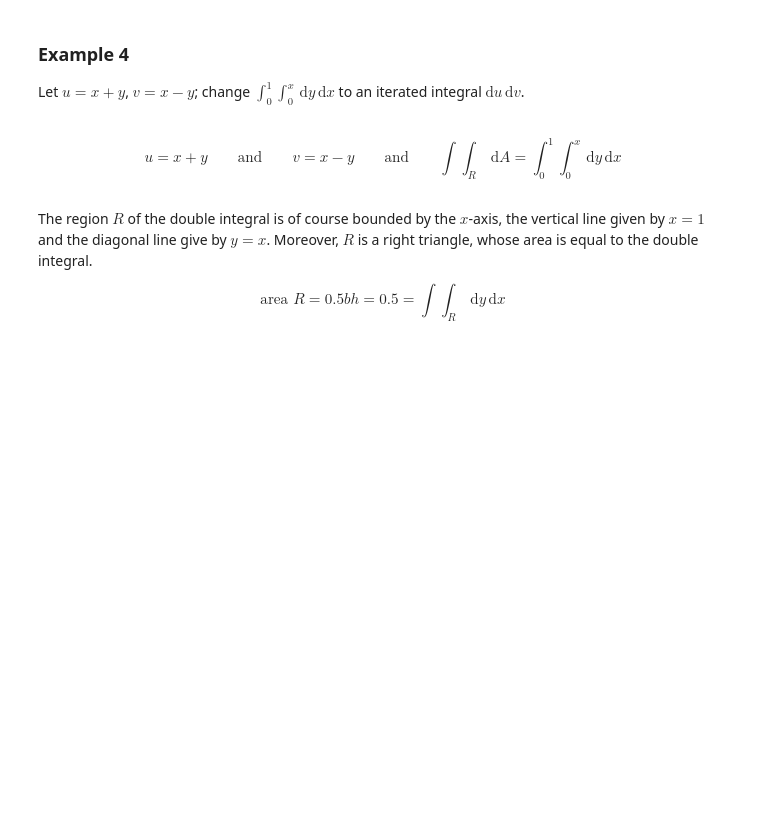
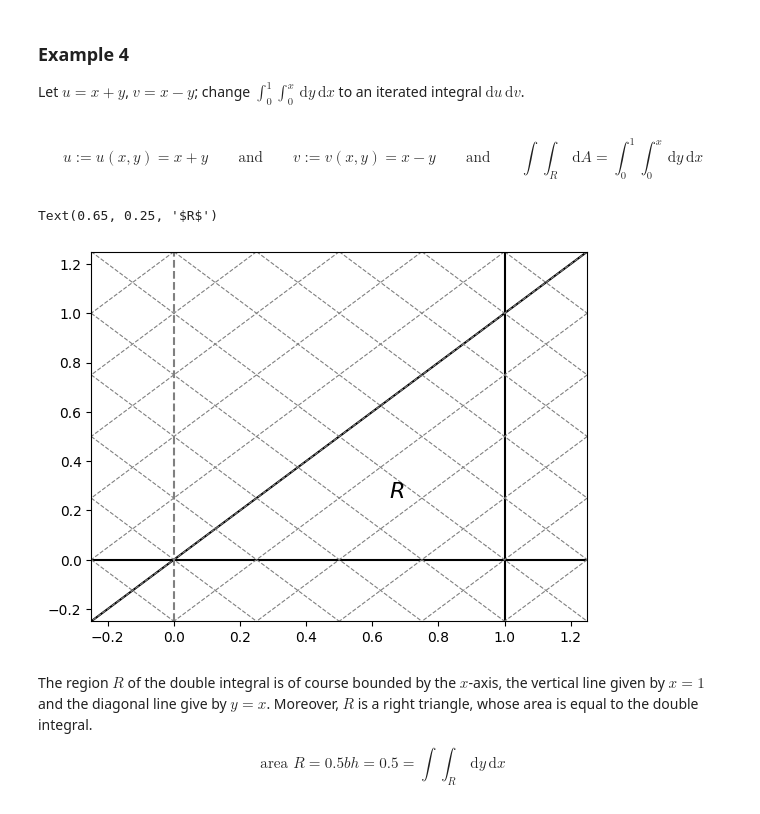
Before and after one commit to jordandll/MultivariableCalculus, a Jupyter notebook: DoubleIntegrals/DoubleIntegrals/Limits.ipynb, the cells around one changed output. Saved outputs shown, nothing was run; the diff lists cells and outputs as text; code cells hidden in the pictures; blank space fills up the shorter version.

Commit message:
Started example 5 in limits.ipynb.

```diff
--- a/DoubleIntegrals/DoubleIntegrals/Limits.ipynb
+++ b/DoubleIntegrals/DoubleIntegrals/Limits.ipynb
@@ -119,7 +119,38 @@ variables, but if this isn’t possible, you’ll have to figure out the $u,v$-e
 
 Let $u = x+y$, $v=x-y$;  change $\displaystyle \int_0^1\int_0^x \,\mathrm{d}y\,\mathrm{d}x$ to an iterated integral $\mathrm{d}u\,\mathrm{d}v$.
 # %% [markdown]
-$$ u = x + y \quad\quad\text{and}\quad\quad v = x-y \quad\quad\text{and}\quad\quad\int\!\int_R \,\mathrm{d}A = \int_0^1\int_0^x\,\mathrm{d}y\,\mathrm{d}x$$
+\begin{equation}\tag{4.0a,b,c}
+    u := u(x,y) = x + y \quad\quad\text{and}\quad\quad v := v(x,y) = x-y \quad\quad\text{and}\quad\quad\int\!\int_R \,\mathrm{d}A = \int_0^1\int_0^x\,\mathrm{d}y\,\mathrm{d}x
+\end{equation}
+# %%
+""" Herein we plot the boundary curves of the region R and the u,v grid lines.  The x,y limits of the axes shall both be (-0.25,1.25)."""
+
+# Create the domain of the integrand.
+x = y = np.linspace(-0.25,1.25,num=50)
+X, Y = np.meshgrid(x,y)
+
+# Define the functions that gives the boundary curves and u,v contour lines.
+f = x
+u = X + Y
+v = X - Y
+
+# Create the figure and axes objects.
+fig, ax = plt.subplots()
+
+# Plot the boundary curves and u,v contour lines.
+ax.plot(x,f,color='k')
+ax.plot(x,[0 for i in range(len(x))],color='k')
+ax.plot([1 for i in range(len(y))],y,color='k')
+ax.plot([0 for i in range(len(y))],y,color='grey',ls='--')
+
+cs_u = ax.contour(X,Y,u,levels=12,colors='grey',linestyles='--',linewidths=0.8)
+cs_v = ax.contour(X,Y,v,levels=12,colors='grey',linestyles='--',linewidths=0.8)
+
+# Label the region R.
+ax.text(0.65,0.25,r'$R$',size=16)
+# %% [output]
+Text(0.65, 0.25, '$R$')
+[figure, added]
 # %% [markdown]
 The region $R$ of the double integral is of course bounded by the $x$-axis, the vertical line given by $x=1$ and the diagonal line give by $y=x$.  Moreover, $R$ is a right triangle, whose area is equal to the double integral.
 
```
Also changed, not shown: parts of 11 cells of this notebook.
